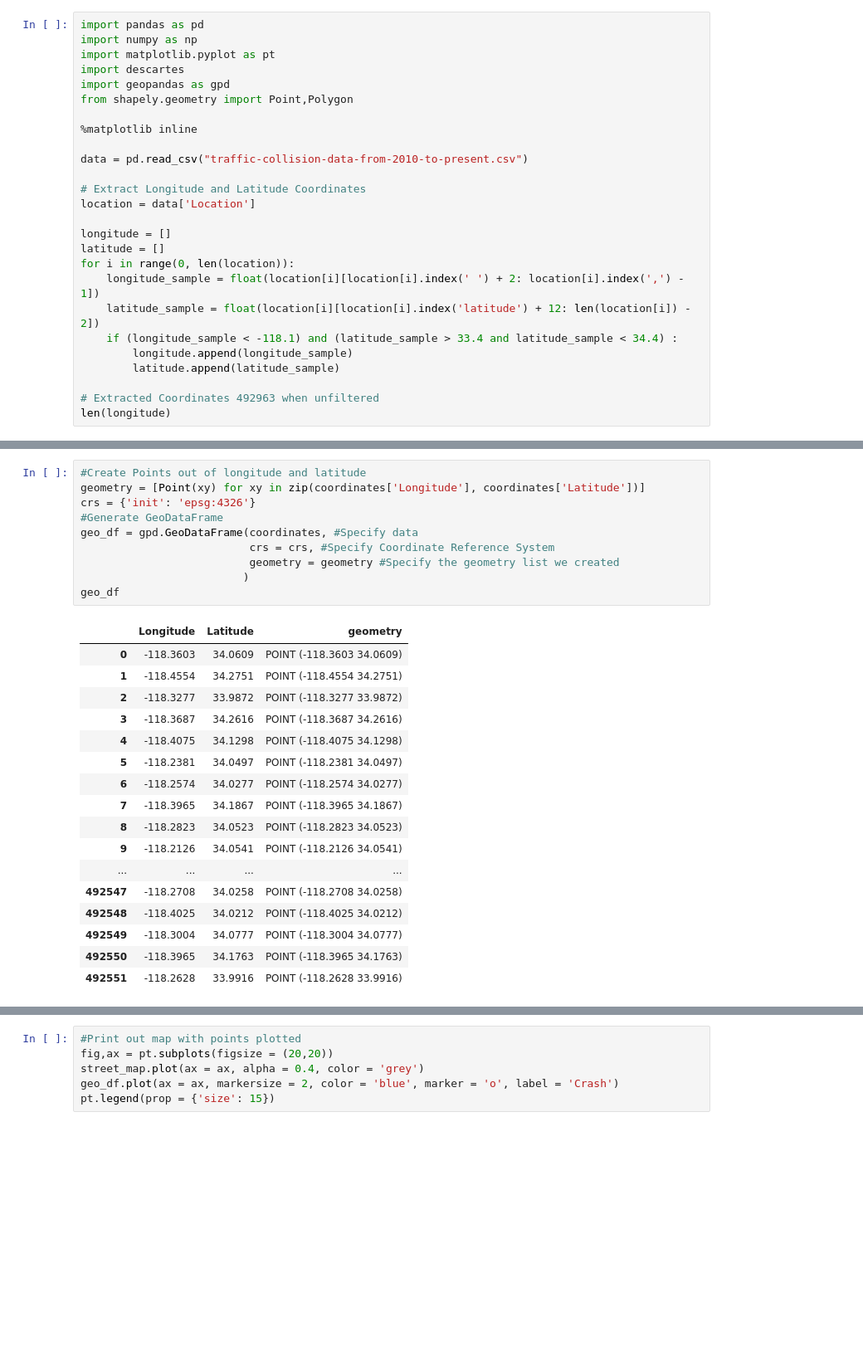
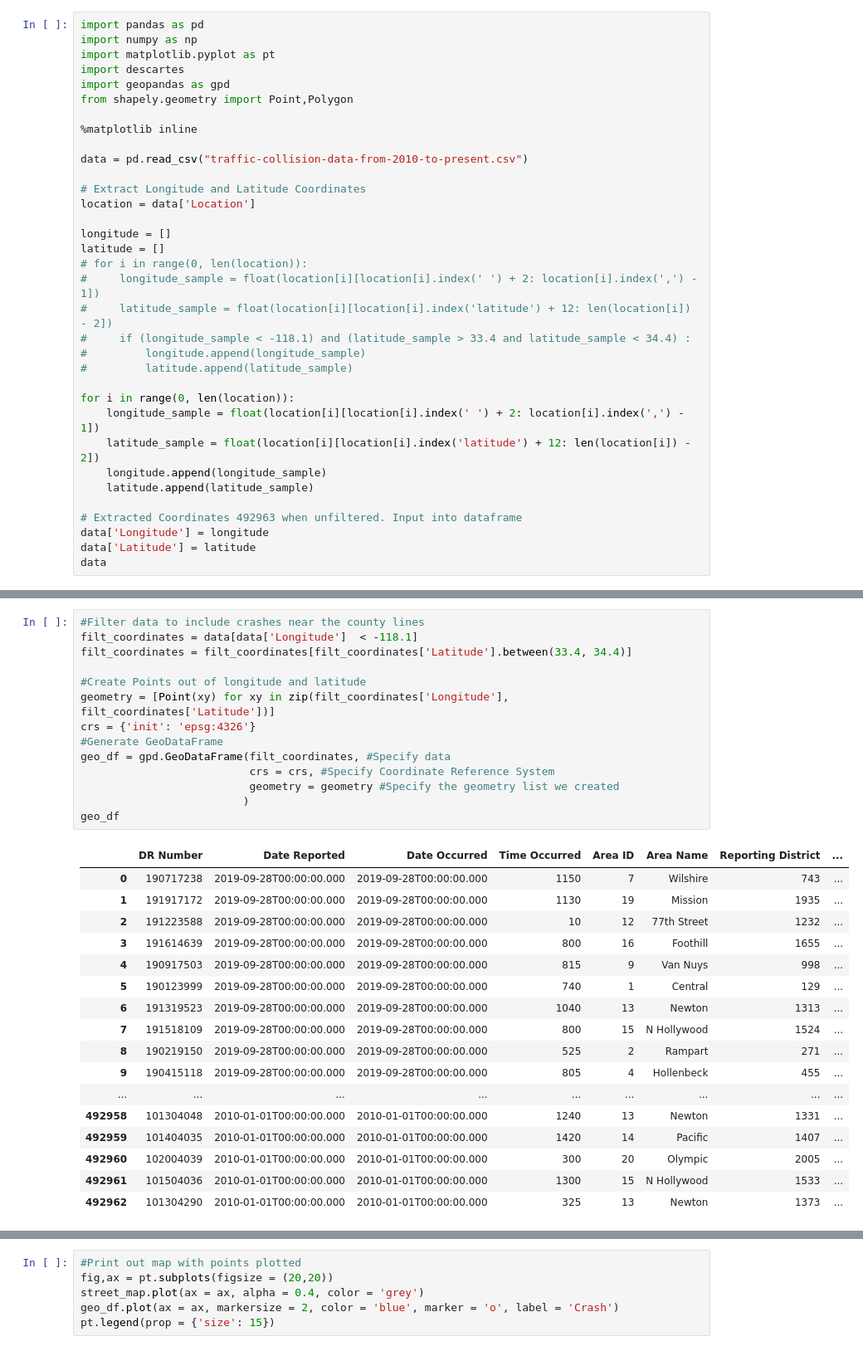
Before and after one commit to shonepatil/LA_Crash_Analysis, a Jupyter notebook: LA Crash Data/LA Crash Analysis.ipynb, the cells around one changed output, grey strips where cells are left out. Shown at 83% size. Cells and saved outputs as stored; diff of their text form; blank space fills up the shorter version.

Commit message:
Restructured coordinates to be in main data set
Cleaned up storage of parsed coordinates

```diff
--- a/LA Crash Data/LA Crash Analysis.ipynb
+++ b/LA Crash Data/LA Crash Analysis.ipynb
@@ -15,13 +15,21 @@ location = data['Location']
 
 longitude = []
 latitude = []
+# for i in range(0, len(location)):
+#     longitude_sample = float(location[i][location[i].index(' ') + 2: location[i].index(',') - 1])
+#     latitude_sample = float(location[i][location[i].index('latitude') + 12: len(location[i]) - 2])
+#     if (longitude_sample < -118.1) and (latitude_sample > 33.4 and latitude_sample < 34.4) :
+#         longitude.append(longitude_sample)
+#         latitude.append(latitude_sample)
+
 for i in range(0, len(location)):
     longitude_sample = float(location[i][location[i].index(' ') + 2: location[i].index(',') - 1])
     latitude_sample = float(location[i][location[i].index('latitude') + 12: len(location[i]) - 2])
-    if (longitude_sample < -118.1) and (latitude_sample > 33.4 and latitude_sample < 34.4) :
-        longitude.append(longitude_sample)
-        latitude.append(latitude_sample)
+    longitude.append(longitude_sample)
+    latitude.append(latitude_sample)
 
-# Extracted Coordinates 492963 when unfiltered
-len(longitude)
+# Extracted Coordinates 492963 when unfiltered. Input into dataframe
+data['Longitude'] = longitude
+data['Latitude'] = latitude
+data
 # %% [output]
@@ -39,30 +60,34 @@ street_map.plot(ax = ax, alpha = 0.4, color = 'grey')
 <matplotlib.axes._subplots.AxesSubplot at 0x...>
 [figure]
 # %%
+#Filter data to include crashes near the county lines
+filt_coordinates = data[data['Longitude']  < -118.1]
+filt_coordinates = filt_coordinates[filt_coordinates['Latitude'].between(33.4, 34.4)]
+
 #Create Points out of longitude and latitude
-geometry = [Point(xy) for xy in zip(coordinates['Longitude'], coordinates['Latitude'])]
+geometry = [Point(xy) for xy in zip(filt_coordinates['Longitude'], filt_coordinates['Latitude'])]
 crs = {'init': 'epsg:4326'}
 #Generate GeoDataFrame
-geo_df = gpd.GeoDataFrame(coordinates, #Specify data
+geo_df = gpd.GeoDataFrame(filt_coordinates, #Specify data
                           crs = crs, #Specify Coordinate Reference System
                           geometry = geometry #Specify the geometry list we created
                          )
 geo_df
 # %% [output]
-|  | Longitude | Latitude | geometry |
-| 0 | -118.3603 | 34.0609 | POINT (-118.3603 34.0609) |
-| 1 | -118.4554 | 34.2751 | POINT (-118.4554 34.2751) |
-| 2 | -118.3277 | 33.9872 | POINT (-118.3277 33.9872) |
-| 3 | -118.3687 | 34.2616 | POINT (-118.3687 34.2616) |
-| 4 | -118.4075 | 34.1298 | POINT (-118.4075 34.1298) |
-| 5 | -118.2381 | 34.0497 | POINT (-118.2381 34.0497) |
-| 6 | -118.2574 | 34.0277 | POINT (-118.2574 34.0277) |
-| 7 | -118.3965 | 34.1867 | POINT (-118.3965 34.1867) |
-| 8 | -118.2823 | 34.0523 | POINT (-118.2823 34.0523) |
-| 9 | -118.2126 | 34.0541 | POINT (-118.2126 34.0541) |
-| ... | ... | ... | ... |
-| 492547 | -118.2708 | 34.0258 | POINT (-118.2708 34.0258) |
-| 492548 | -118.4025 | 34.0212 | POINT (-118.4025 34.0212) |
-| 492549 | -118.3004 | 34.0777 | POINT (-118.3004 34.0777) |
-| 492550 | -118.3965 | 34.1763 | POINT (-118.3965 34.1763) |
-| 492551 | -118.2628 | 33.9916 | POINT (-118.2628 33.9916) |
+|  | DR Number | Date Reported | Date Occurred | Time Occurred | Area ID | Area Name | Reporting District | ... |
+| 0 | 190717238 | 2019-09-28T00:00:00.000 | 2019-09-28T00:00:00.000 | 1150 | 7 | Wilshire | 743 | ... |
+| 1 | 191917172 | 2019-09-28T00:00:00.000 | 2019-09-28T00:00:00.000 | 1130 | 19 | Mission | 1935 | ... |
+| 2 | 191223588 | 2019-09-28T00:00:00.000 | 2019-09-28T00:00:00.000 | 10 | 12 | 77th Street | 1232 | ... |
+| 3 | 191614639 | 2019-09-28T00:00:00.000 | 2019-09-28T00:00:00.000 | 800 | 16 | Foothill | 1655 | ... |
+| 4 | 190917503 | 2019-09-28T00:00:00.000 | 2019-09-28T00:00:00.000 | 815 | 9 | Van Nuys | 998 | ... |
+| 5 | 190123999 | 2019-09-28T00:00:00.000 | 2019-09-28T00:00:00.000 | 740 | 1 | Central | 129 | ... |
+| 6 | 191319523 | 2019-09-28T00:00:00.000 | 2019-09-28T00:00:00.000 | 1040 | 13 | Newton | 1313 | ... |
+| 7 | 191518109 | 2019-09-28T00:00:00.000 | 2019-09-28T00:00:00.000 | 800 | 15 | N Hollywood | 1524 | ... |
+| 8 | 190219150 | 2019-09-28T00:00:00.000 | 2019-09-28T00:00:00.000 | 525 | 2 | Rampart | 271 | ... |
+| 9 | 190415118 | 2019-09-28T00:00:00.000 | 2019-09-28T00:00:00.000 | 805 | 4 | Hollenbeck | 455 | ... |
+| ... | ... | ... | ... | ... | ... | ... | ... | ... |
+| 492958 | 101304048 | 2010-01-01T00:00:00.000 | 2010-01-01T00:00:00.000 | 1240 | 13 | Newton | 1331 | ... |
+| 492959 | 101404035 | 2010-01-01T00:00:00.000 | 2010-01-01T00:00:00.000 | 1420 | 14 | Pacific | 1407 | ... |
+| 492960 | 102004039 | 2010-01-01T00:00:00.000 | 2010-01-01T00:00:00.000 | 300 | 20 | Olympic | 2005 | ... |
+| 492961 | 101504036 | 2010-01-01T00:00:00.000 | 2010-01-01T00:00:00.000 | 1300 | 15 | N Hollywood | 1533 | ... |
+| 492962 | 101304290 | 2010-01-01T00:00:00.000 | 2010-01-01T00:00:00.000 | 325 | 13 | Newton | 1373 | ... |
```
Also changed, not shown: parts of 5 cells of this notebook.
